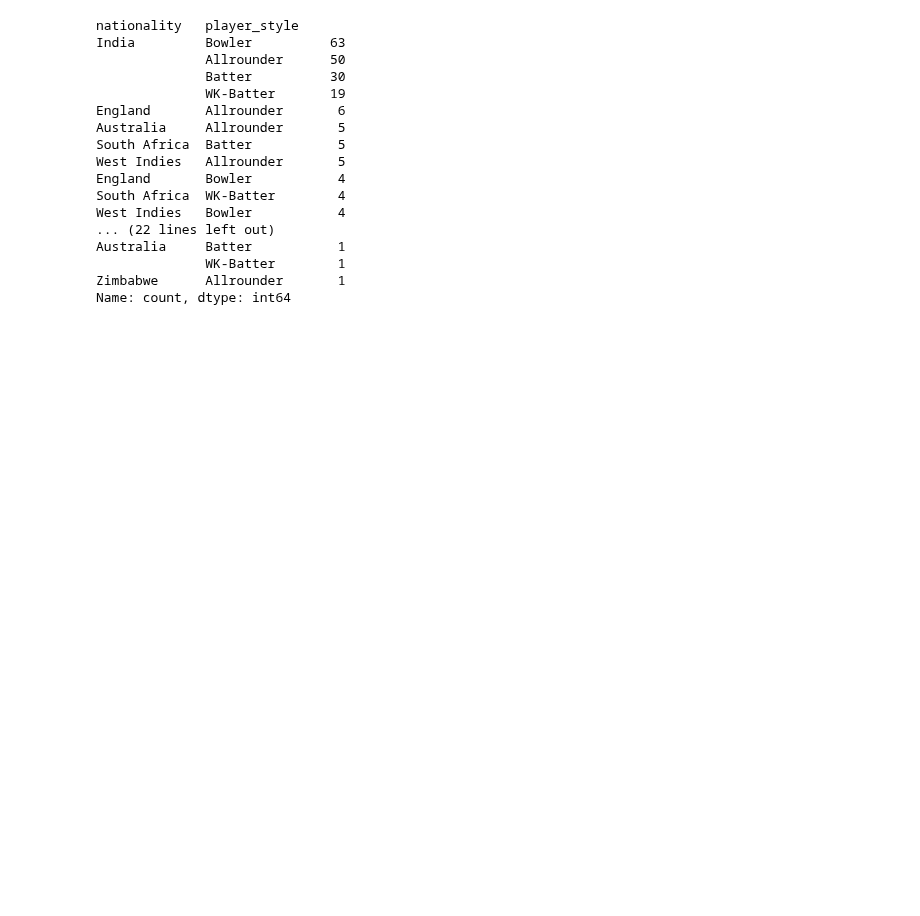
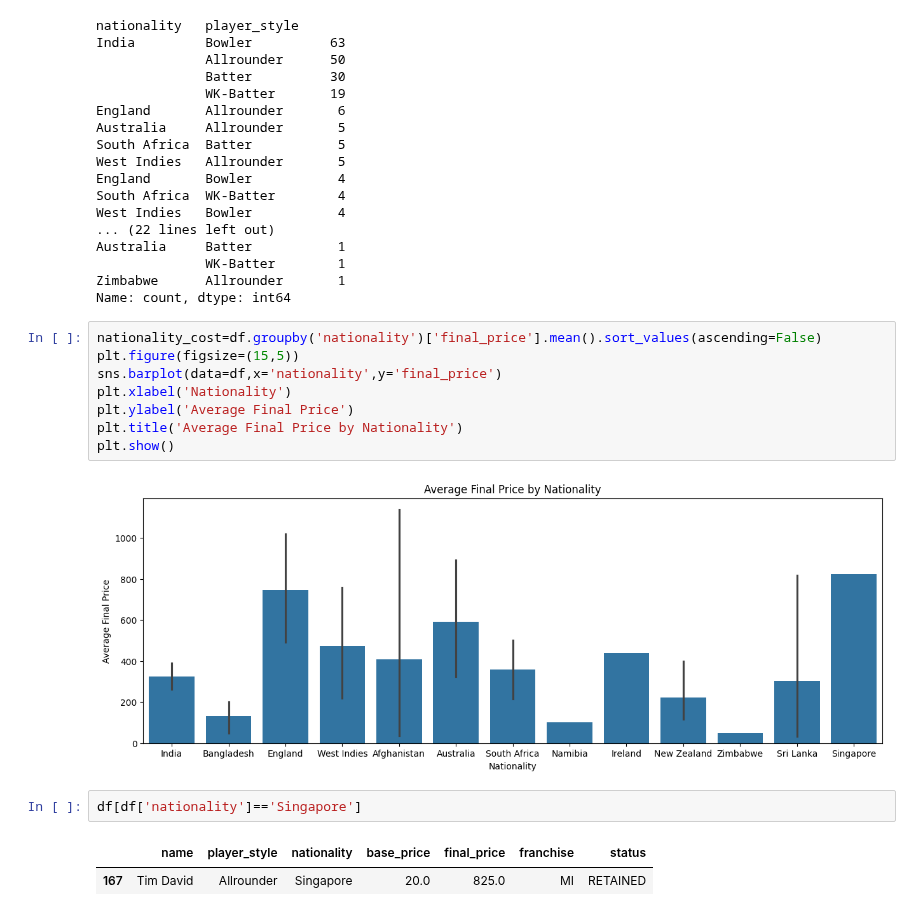
Before and after one commit to SanjilaGangaju/ExploratoryDataAnalysis_usingPython, a Jupyter notebook: IPL_Auction.ipynb, the cells around one changed output. Saved outputs shown, nothing was run; the diff lists cells and outputs as text; blank space fills up the shorter version.

Commit message:
costlier nationality

```diff
--- a/IPL_Auction.ipynb
+++ b/IPL_Auction.ipynb
@@ -363,3 +363,18 @@ Australia     Batter           1
               WK-Batter        1
 Zimbabwe      Allrounder       1
 Name: count, dtype: int64
+# %%
+nationality_cost=df.groupby('nationality')['final_price'].mean().sort_values(ascending=False)
+plt.figure(figsize=(15,5))
+sns.barplot(data=df,x='nationality',y='final_price')
+plt.xlabel('Nationality')
+plt.ylabel('Average Final Price')
+plt.title('Average Final Price by Nationality')
+plt.show()
+# %% [output]
+[figure, added]
+# %%
+df[df['nationality']=='Singapore']
+# %% [output]
+|  | name | player_style | nationality | base_price | final_price | franchise | status |
+| 167 | Tim David | Allrounder | Singapore | 20.0 | 825.0 | MI | RETAINED |
```
Also changed, not shown: parts of 1 cell of this notebook.
